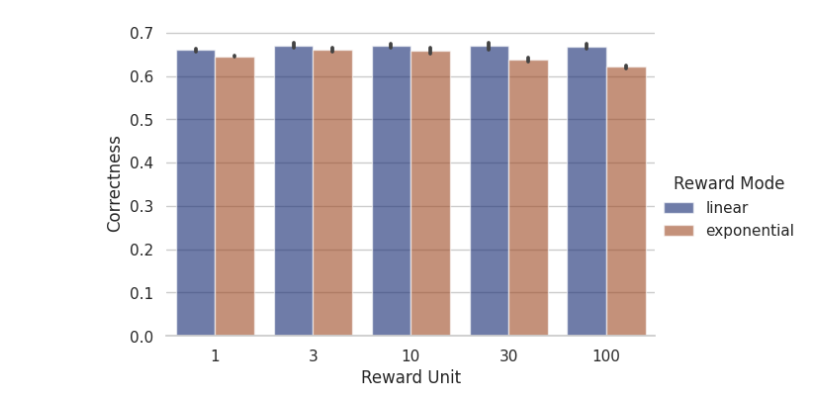
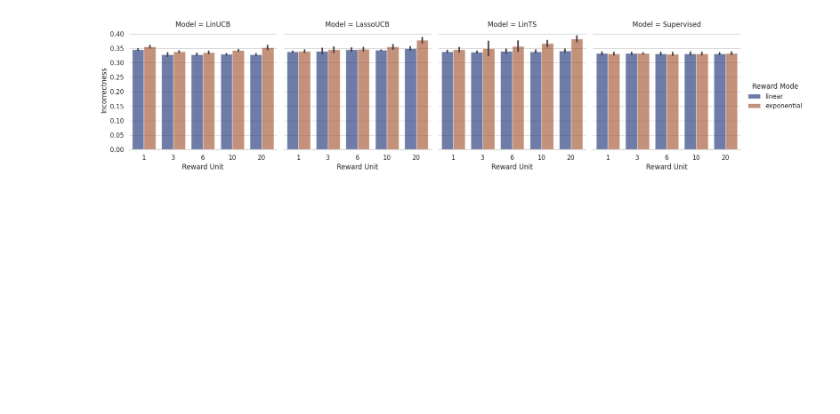
Before and after one commit to chnlyi/cs234_project, a Jupyter notebook: RewardRisk.ipynb, the cells around one changed output. Cells and saved outputs as stored; diff of their text form; code cells hidden in the pictures; blank space fills up the shorter version.

Commit message:
modify main to run incorrectness and LinUCB fixed, save results; add reward_risk module; modify RewardRisk.ipynb to run new results;

```diff
--- a/RewardRisk.ipynb
+++ b/RewardRisk.ipynb
@@ -45,12 +8,24 @@ plot_df, plot_dt = run(features, labels, T=features.shape[0], num_trials=3, seed
+# %%
+path = 'plot_df.pkl'
+with open(path, 'rb') as file:
+    df = pickle.load(file)
+df['Final Incorrectness'] = df['Incorrectness'].apply(lambda x : x[-1])
 # %%
 sns.set_theme(style="whitegrid")
 g = sns.catplot(
-    data=plot_df, kind="bar",
-    x="Unit", y="Cor", hue="Mode",
-    errorbar="sd", palette="dark", alpha=.6, height=4, aspect=6/4
+    data=df, kind="bar",
+    x="Reward Unit",
+    y="Final Incorrectness",
+    hue="Reward Mode",
+    col="Model",
+    errorbar="sd",
+    palette="dark",
+    alpha=.6,
+    height=4,
+    aspect=4/4
 )
 g.despine(left=True)
-g.set_axis_labels("Reward Unit", "Correctness")
+g.set_axis_labels("Reward Unit", "Incorrectness")
 g.legend.set_title("Reward Mode")
 # %% [output]
-[figure, old version]
+[figure, new version]
```
Also changed, not shown: parts of 5 cells of this notebook, 4 other files.
